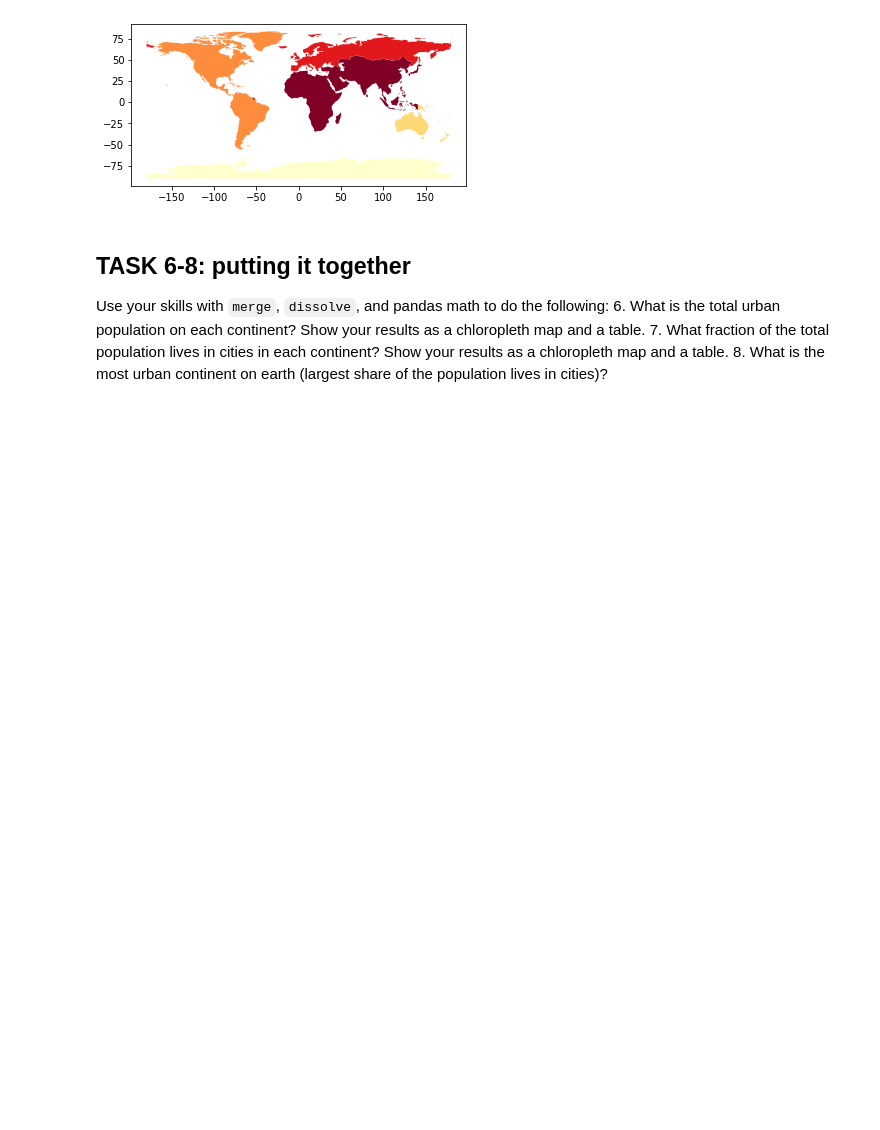
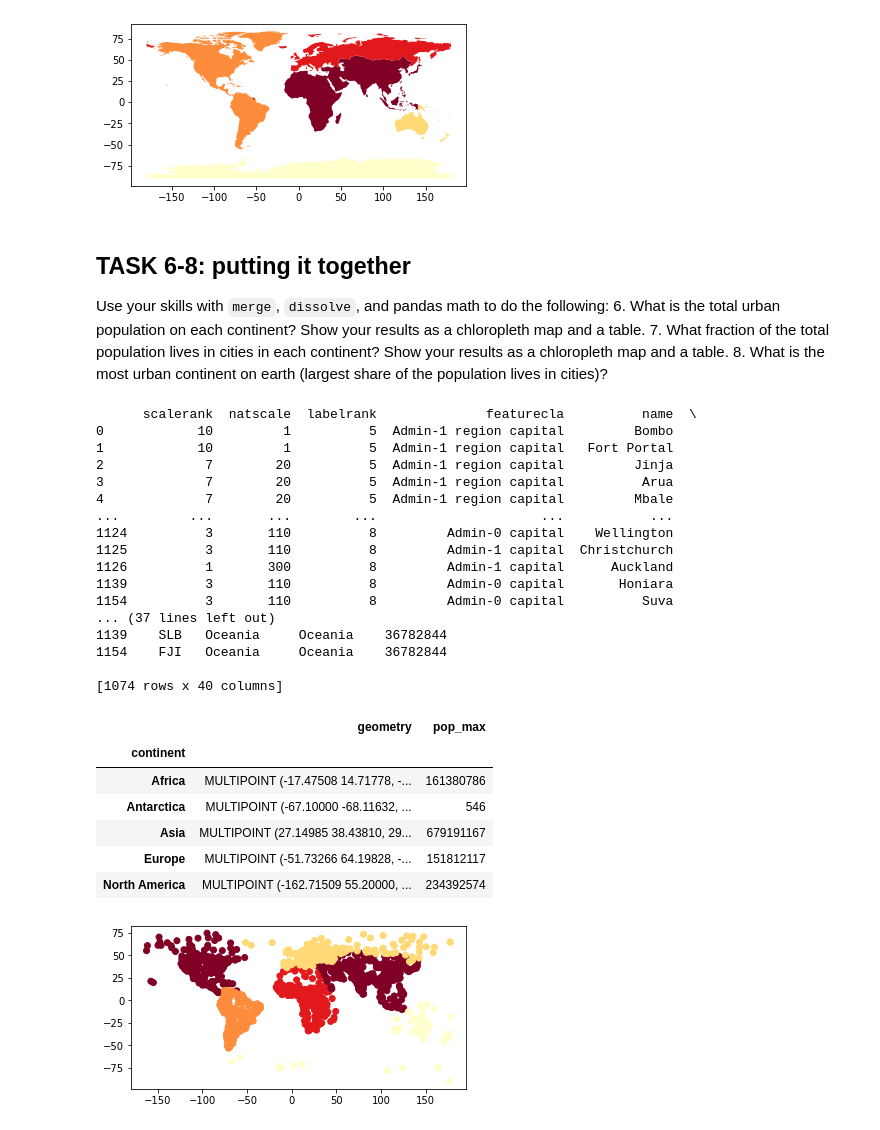
Before and after one commit to baedgert/EnvDatSci22, a Jupyter notebook: CodeSprints/VectorData101.ipynb, the cells around one changed output. Drawn from its saved outputs; the diff is of its cells as text; code cells hidden in the pictures; blank space fills up the shorter version.

```diff
--- a/CodeSprints/VectorData101.ipynb
+++ b/CodeSprints/VectorData101.ipynb
@@ -794,3 +774,44 @@ cont_urban_pop.head()
+# %%
+# Task 6 code here:
+
+# Create a database with cities within continents using a spatial join
+cities_with_continents = gpd.sjoin(cities, continents, how="inner", op ="intersects")
+print(cities_with_continents)
+
+# Select only the attributes we're interested in:
+cities_with_continents = cities_with_continents[['continent', 'geometry', 'pop_max']]
+
+# Dissolve into countinent aggregates, collecting the sum of other attributes
+cities_in_continents = cities_with_continents.dissolve(by='continent', aggfunc='sum')
+
+cities_in_continents.plot(column = 'pop_max', scheme='quantiles', cmap='YlOrRd');
+cities_in_continents.head()
+# %% [output]
+      scalerank  natscale  labelrank              featurecla          name  \
+0            10         1          5  Admin-1 region capital         Bombo
+1            10         1          5  Admin-1 region capital   Fort Portal
+2             7        20          5  Admin-1 region capital         Jinja
+3             7        20          5  Admin-1 region capital          Arua
+4             7        20          5  Admin-1 region capital         Mbale
+...         ...       ...        ...                     ...           ...
+1124          3       110          8         Admin-0 capital    Wellington
+1125          3       110          8         Admin-1 capital  Christchurch
+1126          1       300          8         Admin-1 capital      Auckland
+1139          3       110          8         Admin-0 capital       Honiara
+1154          3       110          8         Admin-0 capital          Suva
+... (37 lines left out)
+1139    SLB   Oceania     Oceania    36782844
+1154    FJI   Oceania     Oceania    36782844
+
+[1074 rows x 40 columns]
+|  | geometry | pop_max |
+| continent |  |  |
+| Africa | MULTIPOINT (-17.47508 14.71778, -... | 161380786 |
+| Antarctica | MULTIPOINT (-67.10000 -68.11632, ... | 546 |
+| Asia | MULTIPOINT (27.14985 38.43810, 29... | 679191167 |
+| Europe | MULTIPOINT (-51.73266 64.19828, -... | 151812117 |
+| North America | MULTIPOINT (-162.71509 55.20000, ... | 234392574 |
+[figure, added]
 # %%
 # Task 7 code here:
 # %%
```
Also changed, not shown: parts of 13 cells of this notebook.
